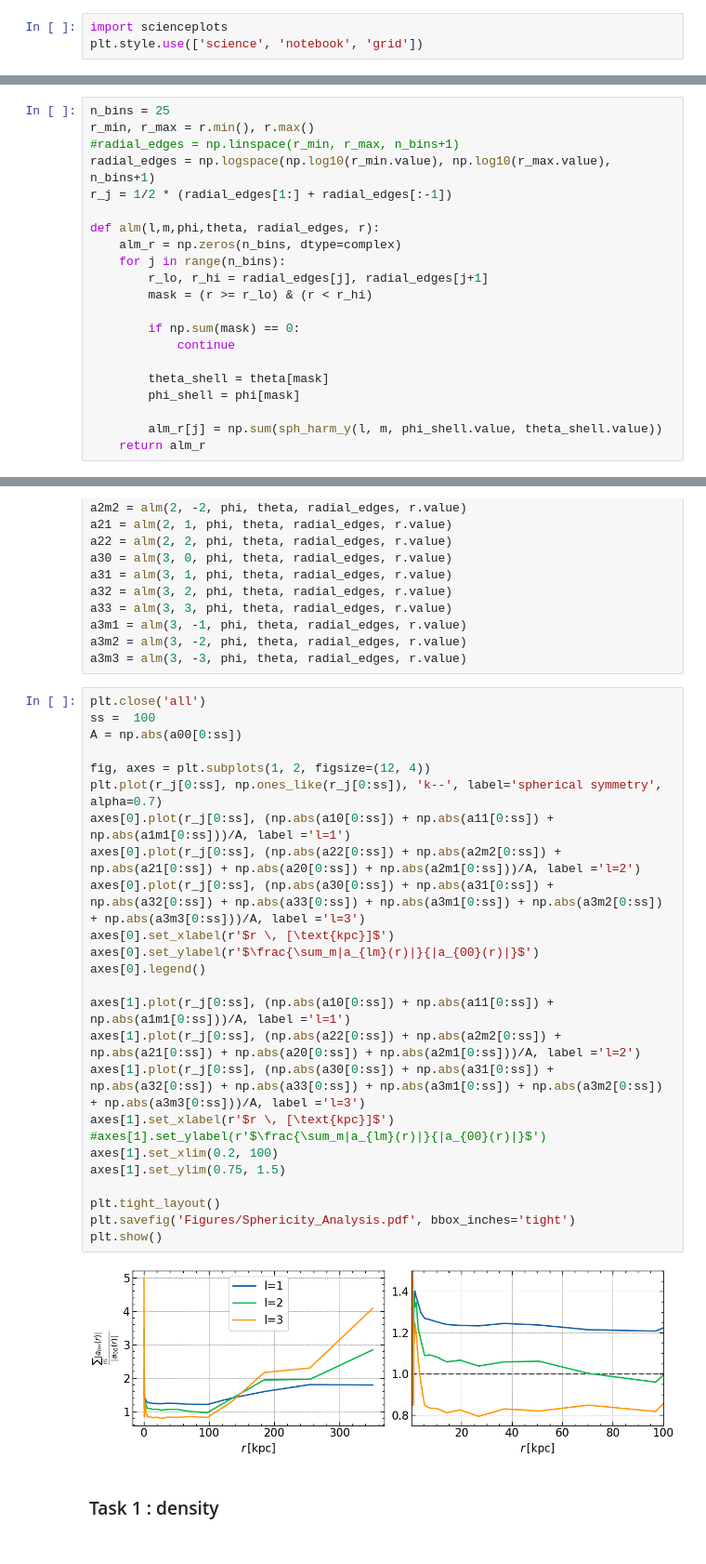
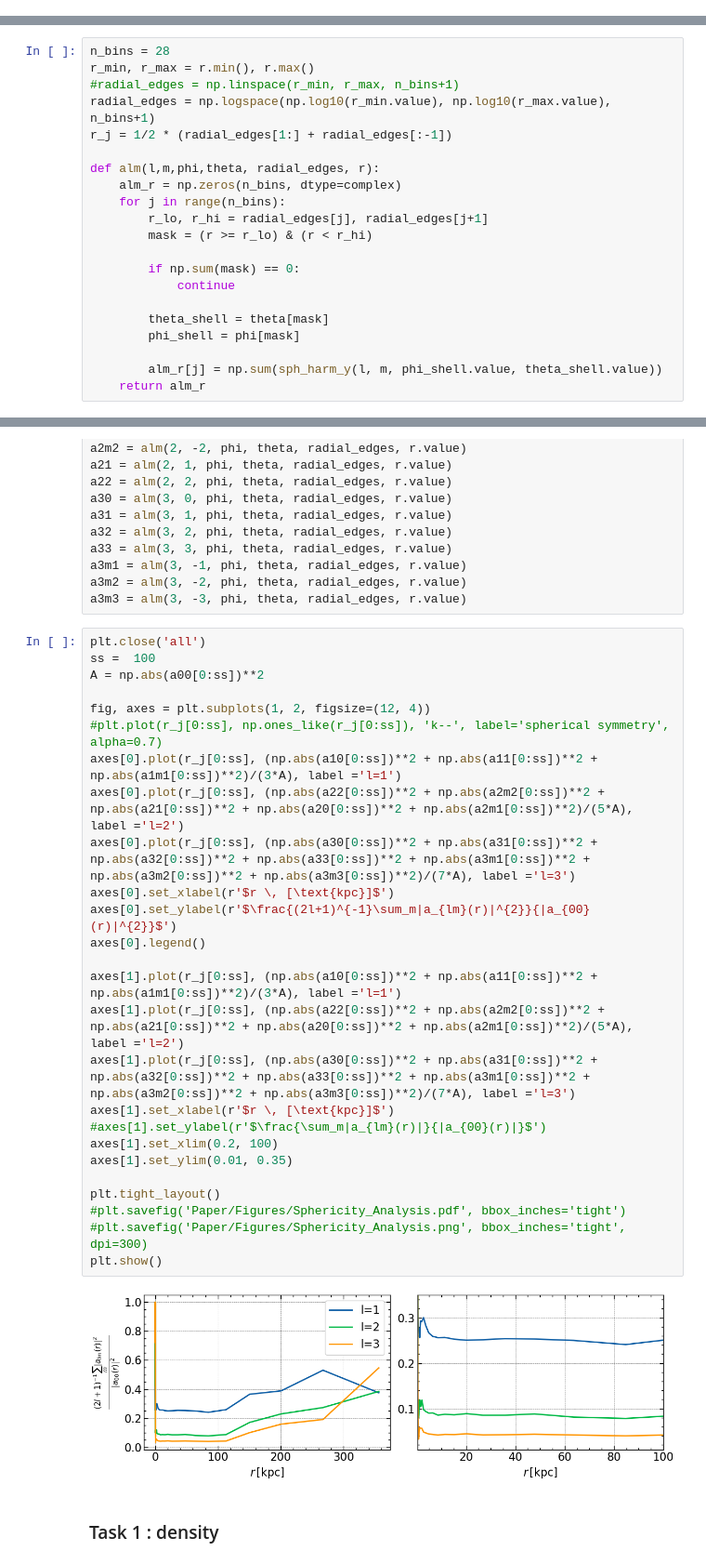
Before and after one commit to Jitskeverheecke/TANA_Project, a Jupyter notebook: project.ipynb, the cells around one changed output, grey strips where cells are left out. Shown at 93% size. Saved outputs shown, nothing was run; the diff lists cells and outputs as text.

```diff
--- a/project.ipynb
+++ b/project.ipynb
@@ -9,9 +9,6 @@ from astropy import constants as c
 from astropy import units as u
 #import pandas as pd
 #import seaborn as sns
-# %%
-import scienceplots
-plt.style.use(['science', 'notebook', 'grid'])
 # %% [markdown]
 ### Data structure
 # %%
@@ -249,7 +300,7 @@ plt.show()
 # %% [output]
 [figure]
 # %%
-n_bins = 25
+n_bins = 28
 r_min, r_max = r.min(), r.max()
 #radial_edges = np.linspace(r_min, r_max, n_bins+1)
 radial_edges = np.logspace(np.log10(r_min.value), np.log10(r_max.value), n_bins+1)
@@ -289,30 +340,31 @@ a3m3 = alm(3, -3, phi, theta, radial_edges, r.value)
 # %%
 plt.close('all')
 ss =  100
-A = np.abs(a00[0:ss])
+A = np.abs(a00[0:ss])**2
 
 fig, axes = plt.subplots(1, 2, figsize=(12, 4))
-plt.plot(r_j[0:ss], np.ones_like(r_j[0:ss]), 'k--', label='spherical symmetry', alpha=0.7)
-axes[0].plot(r_j[0:ss], (np.abs(a10[0:ss]) + np.abs(a11[0:ss]) + np.abs(a1m1[0:ss]))/A, label ='l=1')
-axes[0].plot(r_j[0:ss], (np.abs(a22[0:ss]) + np.abs(a2m2[0:ss]) + np.abs(a21[0:ss]) + np.abs(a20[0:ss]) + np.abs(a2m1[0:ss]))/A, label ='l=2')
-axes[0].plot(r_j[0:ss], (np.abs(a30[0:ss]) + np.abs(a31[0:ss]) + np.abs(a32[0:ss]) + np.abs(a33[0:ss]) + np.abs(a3m1[0:ss]) + np.abs(a3m2[0:ss]) + np.abs(a3m3[0:ss]))/A, label ='l=3')
+#plt.plot(r_j[0:ss], np.ones_like(r_j[0:ss]), 'k--', label='spherical symmetry', alpha=0.7)
+axes[0].plot(r_j[0:ss], (np.abs(a10[0:ss])**2 + np.abs(a11[0:ss])**2 + np.abs(a1m1[0:ss])**2)/(3*A), label ='l=1')
+axes[0].plot(r_j[0:ss], (np.abs(a22[0:ss])**2 + np.abs(a2m2[0:ss])**2 + np.abs(a21[0:ss])**2 + np.abs(a20[0:ss])**2 + np.abs(a2m1[0:ss])**2)/(5*A), label ='l=2')
+axes[0].plot(r_j[0:ss], (np.abs(a30[0:ss])**2 + np.abs(a31[0:ss])**2 + np.abs(a32[0:ss])**2 + np.abs(a33[0:ss])**2 + np.abs(a3m1[0:ss])**2 + np.abs(a3m2[0:ss])**2 + np.abs(a3m3[0:ss])**2)/(7*A), label ='l=3')
 axes[0].set_xlabel(r'$r \, [\text{kpc}]$')
-axes[0].set_ylabel(r'$\frac{\sum_m|a_{lm}(r)|}{|a_{00}(r)|}$')
+axes[0].set_ylabel(r'$\frac{(2l+1)^{-1}\sum_m|a_{lm}(r)|^{2}}{|a_{00}(r)|^{2}}$')
 axes[0].legend()
 
-axes[1].plot(r_j[0:ss], (np.abs(a10[0:ss]) + np.abs(a11[0:ss]) + np.abs(a1m1[0:ss]))/A, label ='l=1')
-axes[1].plot(r_j[0:ss], (np.abs(a22[0:ss]) + np.abs(a2m2[0:ss]) + np.abs(a21[0:ss]) + np.abs(a20[0:ss]) + np.abs(a2m1[0:ss]))/A, label ='l=2')
-axes[1].plot(r_j[0:ss], (np.abs(a30[0:ss]) + np.abs(a31[0:ss]) + np.abs(a32[0:ss]) + np.abs(a33[0:ss]) + np.abs(a3m1[0:ss]) + np.abs(a3m2[0:ss]) + np.abs(a3m3[0:ss]))/A, label ='l=3')
+axes[1].plot(r_j[0:ss], (np.abs(a10[0:ss])**2 + np.abs(a11[0:ss])**2 + np.abs(a1m1[0:ss])**2)/(3*A), label ='l=1')
+axes[1].plot(r_j[0:ss], (np.abs(a22[0:ss])**2 + np.abs(a2m2[0:ss])**2 + np.abs(a21[0:ss])**2 + np.abs(a20[0:ss])**2 + np.abs(a2m1[0:ss])**2)/(5*A), label ='l=2')
+axes[1].plot(r_j[0:ss], (np.abs(a30[0:ss])**2 + np.abs(a31[0:ss])**2 + np.abs(a32[0:ss])**2 + np.abs(a33[0:ss])**2 + np.abs(a3m1[0:ss])**2 + np.abs(a3m2[0:ss])**2 + np.abs(a3m3[0:ss])**2)/(7*A), label ='l=3')
 axes[1].set_xlabel(r'$r \, [\text{kpc}]$')
 #axes[1].set_ylabel(r'$\frac{\sum_m|a_{lm}(r)|}{|a_{00}(r)|}$')
 axes[1].set_xlim(0.2, 100)
-axes[1].set_ylim(0.75, 1.5)
+axes[1].set_ylim(0.01, 0.35)
 
 plt.tight_layout()
-plt.savefig('Figures/Sphericity_Analysis.pdf', bbox_inches='tight')
+#plt.savefig('Paper/Figures/Sphericity_Analysis.pdf', bbox_inches='tight')
+#plt.savefig('Paper/Figures/Sphericity_Analysis.png', bbox_inches='tight', dpi=300)
 plt.show()
 # %% [output]
-[figure, old version]
+[figure, new version]
 # %% [markdown]
 ### Task 1 : density
 # %% [markdown]
```
Also changed, not shown: parts of 19 cells of this notebook, 49 other files.
